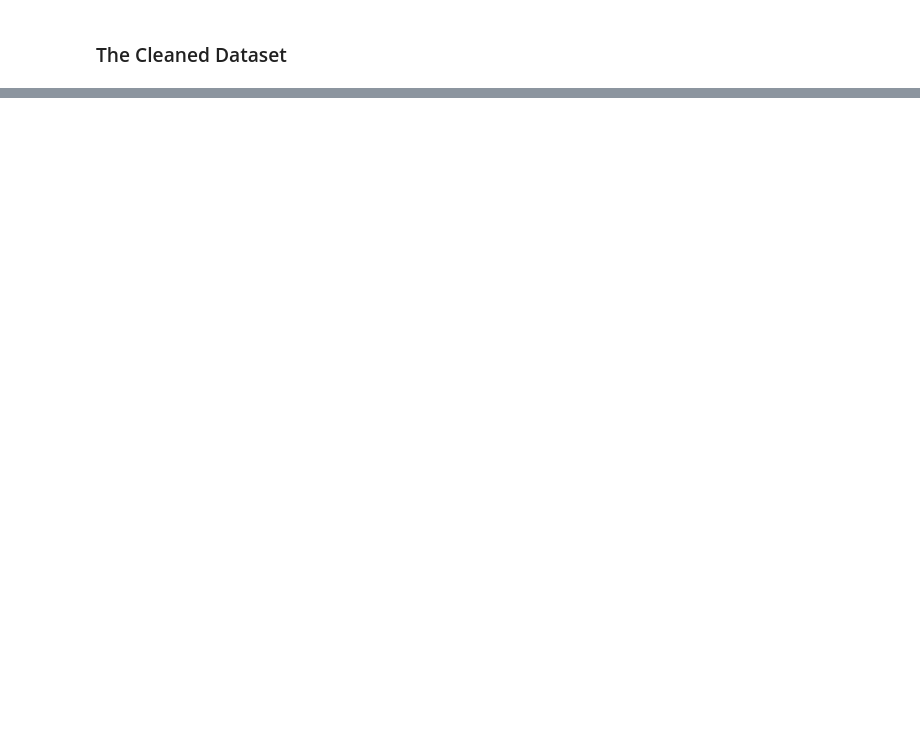
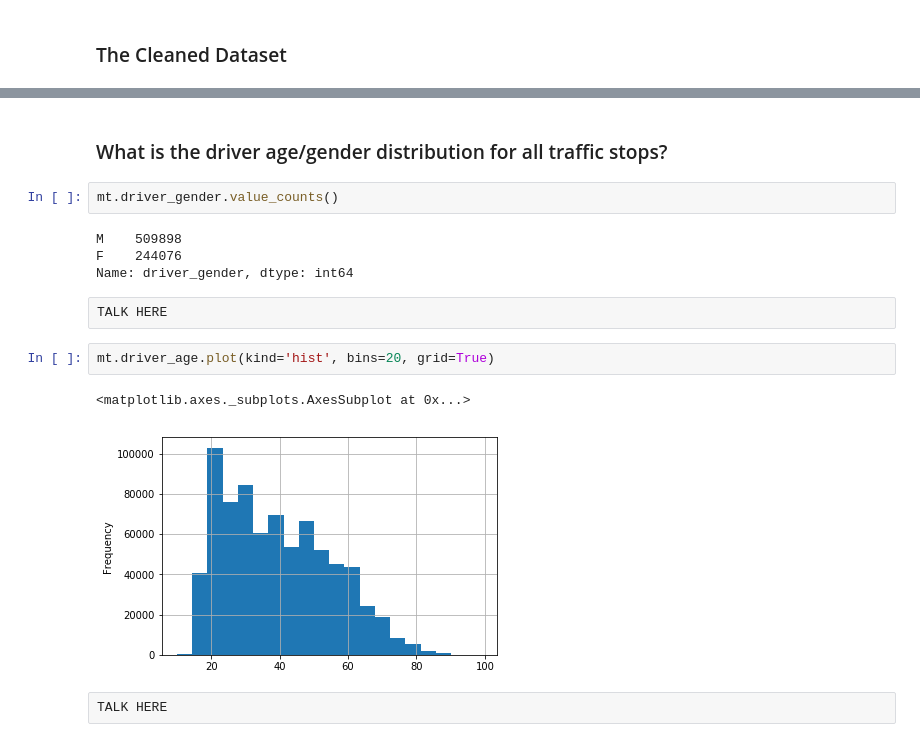
Before and after one commit to macphee227/data-projects, a Jupyter notebook: project_open_policing.ipynb, the cells around one changed output, grey strips where cells are left out. Saved outputs shown, nothing was run; the diff lists cells and outputs as text; blank space fills up the shorter version.

```diff
--- a/project_open_policing.ipynb
+++ b/project_open_policing.ipynb
@@ -236,0 +370,17 @@ mt.stop_datetime.dt.hour.value_counts().sort_index().plot(kind='bar')
+# %% [markdown]
+### What is the driver age/gender distribution for all traffic stops?
+# %%
+mt.driver_gender.value_counts()
+# %% [output]
+M    509898
+F    244076
+Name: driver_gender, dtype: int64
+# %% [raw]
+TALK HERE
+# %%
+mt.driver_age.plot(kind='hist', bins=20, grid=True)
+# %% [output]
+<matplotlib.axes._subplots.AxesSubplot at 0x...>
+[figure, added]
+# %% [raw]
+TALK HERE
```
Also changed, not shown: parts of 47 cells of this notebook.
